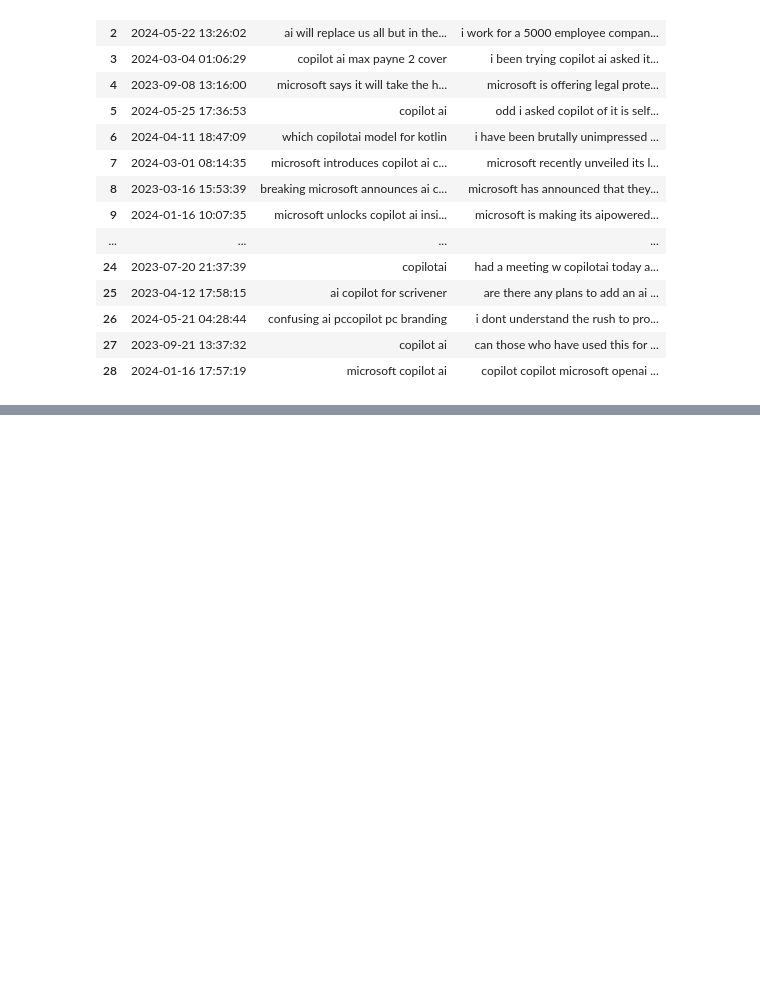
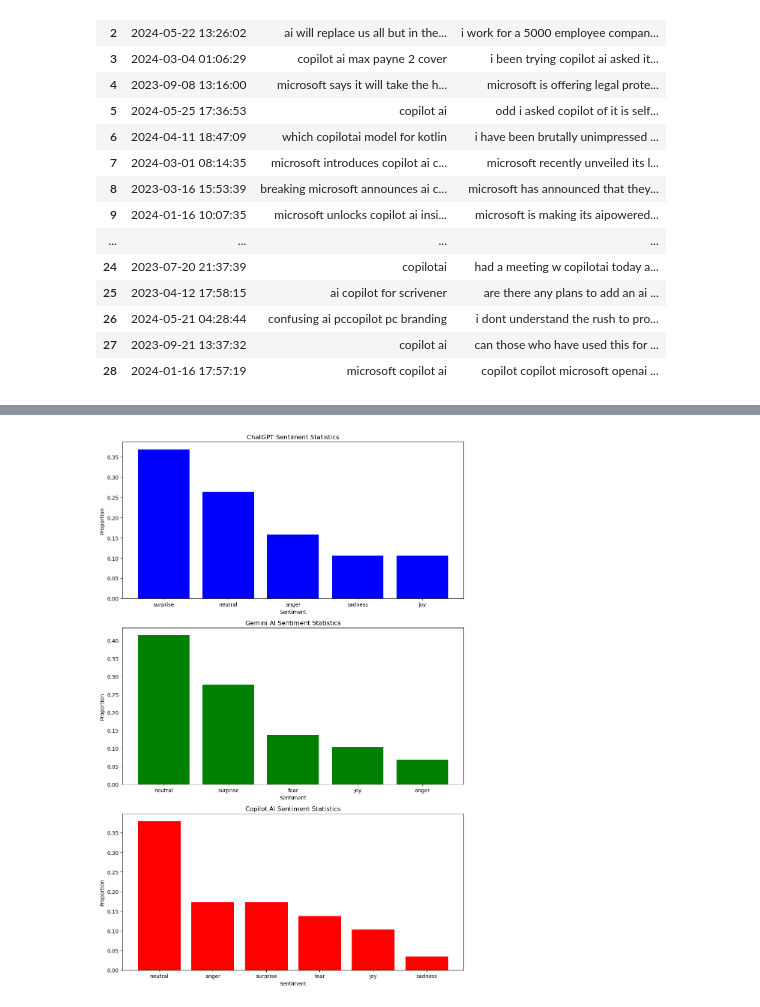
Before and after one commit to 3L1NK/Brand_Analysis_Dashboard, a Jupyter notebook: reddit_sentiment/reddit_hugging_face.ipynb, the cells around one changed output, grey strips where cells are left out. Saved outputs shown, nothing was run; the diff lists cells and outputs as text; code cells hidden in the pictures; blank space fills up the shorter version.

```diff
--- a/reddit_sentiment/reddit_hugging_face.ipynb
+++ b/reddit_sentiment/reddit_hugging_face.ipynb
@@ -162,0 +256,32 @@ plt.show()
+# %%
+
+# Prepare the data
+chatgpt_sentiment = df_chatgpt['Sentiment'].value_counts(normalize=True)
+gemini_sentiment = df_gemini['Sentiment'].value_counts(normalize=True)
+copilot_sentiment = df_copilot['Sentiment'].value_counts(normalize=True)
+
+# Plot the sentiment statistics
+fig, axes = plt.subplots(nrows=3, ncols=1, figsize=(10, 15))
+
+# Plot for ChatGPT
+axes[0].bar(chatgpt_sentiment.index, chatgpt_sentiment.values, color='blue')
+axes[0].set_title('ChatGPT Sentiment Statistics')
+axes[0].set_xlabel('Sentiment')
+axes[0].set_ylabel('Proportion')
+
+# Plot for Gemini
+axes[1].bar(gemini_sentiment.index, gemini_sentiment.values, color='green')
+axes[1].set_title('Gemini AI Sentiment Statistics')
+axes[1].set_xlabel('Sentiment')
+axes[1].set_ylabel('Proportion')
+
+# Plot for Copilot
+axes[2].bar(copilot_sentiment.index, copilot_sentiment.values, color='red')
+axes[2].set_title('Copilot AI Sentiment Statistics')
+axes[2].set_xlabel('Sentiment')
+axes[2].set_ylabel('Proportion')
+
+plt.tight_layout()
+plt.show()
+# %% [output]
+[figure, added]
```
Also changed, not shown: parts of 10 cells of this notebook.
